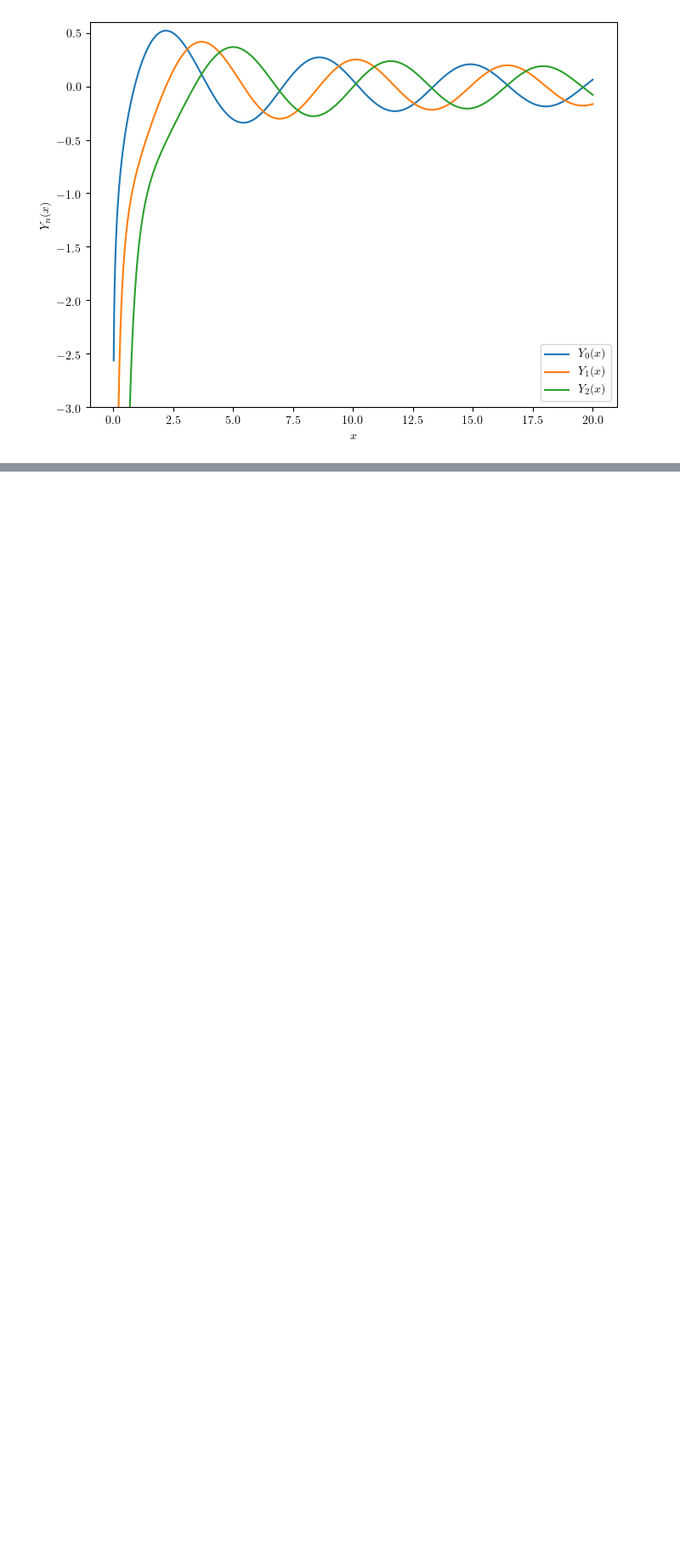
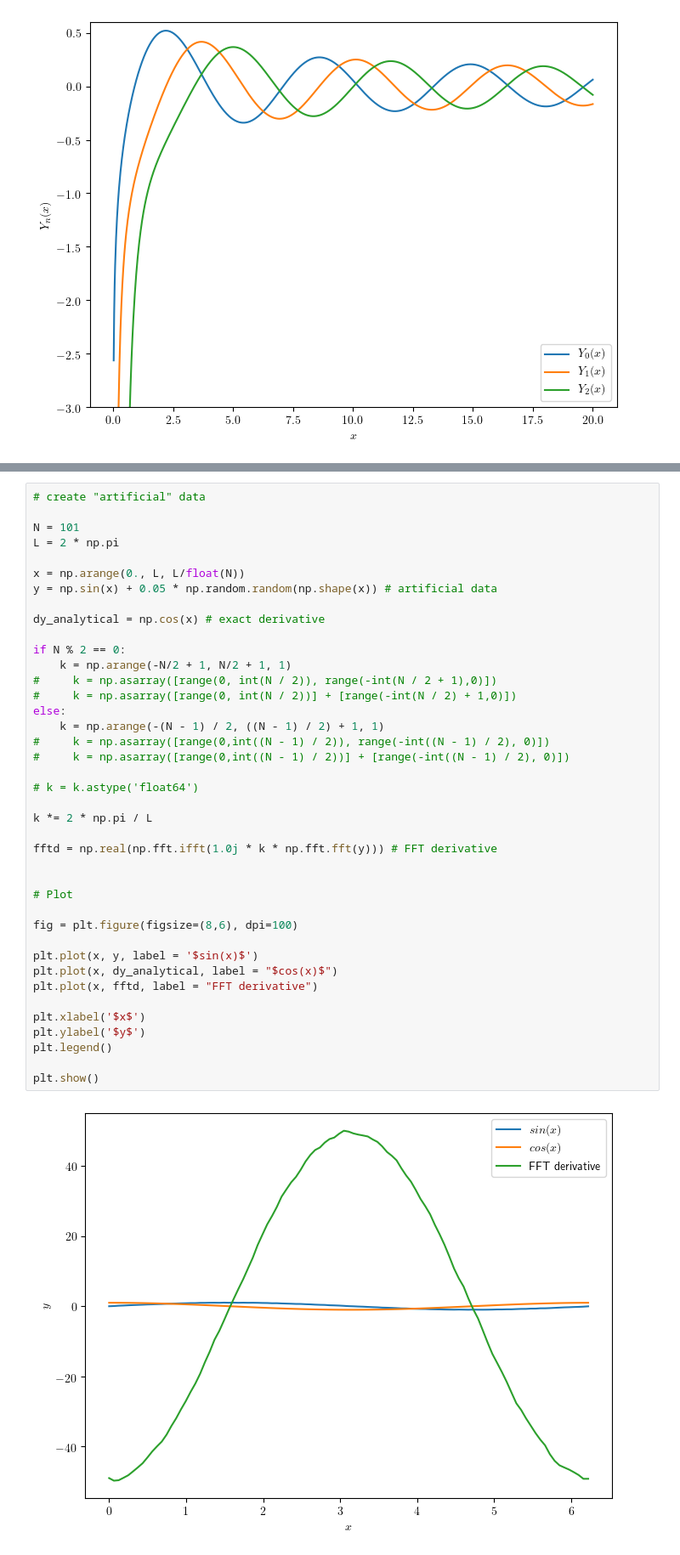
Before and after one commit to karnavr/CylindricalWaves, a Jupyter notebook: playground.ipynb, the cells around one changed output, grey strips where cells are left out. Shown: that part at 85% size. Drawn from its saved outputs; the diff is of its cells as text; blank space fills up the shorter version.

```diff
--- a/playground.ipynb
+++ b/playground.ipynb
@@ -49,0 +53,42 @@ plt.show()
+# %%
+# create "artificial" data
+
+N = 101
+L = 2 * np.pi
+
+x = np.arange(0., L, L/float(N))
+y = np.sin(x) + 0.05 * np.random.random(np.shape(x)) # artificial data
+
+dy_analytical = np.cos(x) # exact derivative
+
+if N % 2 == 0:
+    k = np.arange(-N/2 + 1, N/2 + 1, 1)
+#     k = np.asarray([range(0, int(N / 2)), range(-int(N / 2 + 1),0)])
+#     k = np.asarray([range(0, int(N / 2))] + [range(-int(N / 2) + 1,0)])
+else:
+    k = np.arange(-(N - 1) / 2, ((N - 1) / 2) + 1, 1)
+#     k = np.asarray([range(0,int((N - 1) / 2)), range(-int((N - 1) / 2), 0)])
+#     k = np.asarray([range(0,int((N - 1) / 2))] + [range(-int((N - 1) / 2), 0)])
+
+# k = k.astype('float64')
+
+k *= 2 * np.pi / L
+
+fftd = np.real(np.fft.ifft(1.0j * k * np.fft.fft(y))) # FFT derivative
+
+
+# Plot
+
+fig = plt.figure(figsize=(8,6), dpi=100)
+
+plt.plot(x, y, label = '$sin(x)$')
+plt.plot(x, dy_analytical, label = "$cos(x)$")
+plt.plot(x, fftd, label = "FFT derivative")
+
+plt.xlabel('$x$')
+plt.ylabel('$y$')
+plt.legend()
+
+plt.show()
+# %% [output]
+[figure, added]
```
Also changed, not shown: parts of 2 cells of this notebook.
